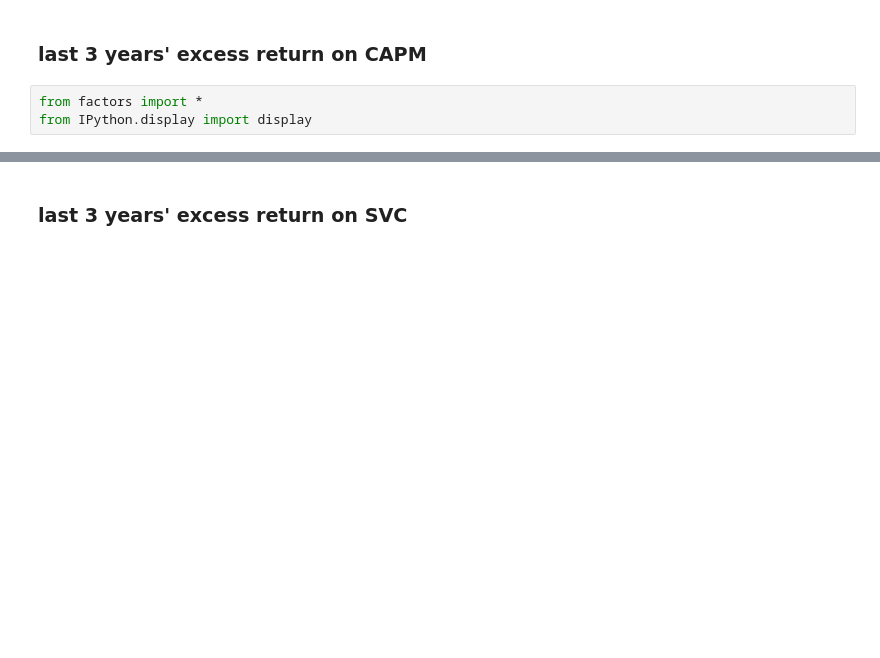
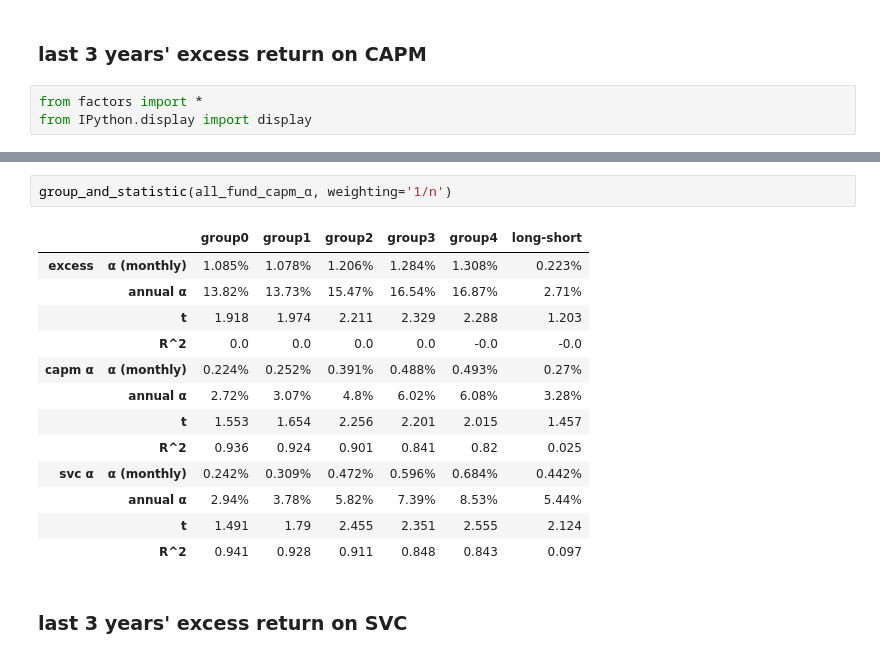
Before and after one commit to dacianpeng/mutual-fund-effective-or-not-Evidence-from-China, a Jupyter notebook: main.ipynb, the cells around one changed output, grey strips where cells are left out. Cells and saved outputs as stored; diff of their text form; blank space fills up the shorter version.

```diff
--- a/main.ipynb
+++ b/main.ipynb
@@ -1152,3 +1156,19 @@ display(group_and_statistic(all_fund_capm_α))
+# %%
+group_and_statistic(all_fund_capm_α, weighting='1/n')
+# %% [output]
+|  |  | group0 | group1 | group2 | group3 | group4 | long-short |
+| excess | α (monthly) | 1.085% | 1.078% | 1.206% | 1.284% | 1.308% | 0.223% |
+|  | annual α | 13.82% | 13.73% | 15.47% | 16.54% | 16.87% | 2.71% |
+|  | t | 1.918 | 1.974 | 2.211 | 2.329 | 2.288 | 1.203 |
+|  | R^2 | 0.0 | 0.0 | 0.0 | 0.0 | -0.0 | -0.0 |
+| capm α | α (monthly) | 0.224% | 0.252% | 0.391% | 0.488% | 0.493% | 0.27% |
+|  | annual α | 2.72% | 3.07% | 4.8% | 6.02% | 6.08% | 3.28% |
+|  | t | 1.553 | 1.654 | 2.256 | 2.201 | 2.015 | 1.457 |
+|  | R^2 | 0.936 | 0.924 | 0.901 | 0.841 | 0.82 | 0.025 |
+| svc α | α (monthly) | 0.242% | 0.309% | 0.472% | 0.596% | 0.684% | 0.442% |
+|  | annual α | 2.94% | 3.78% | 5.82% | 7.39% | 8.53% | 5.44% |
+|  | t | 1.491 | 1.79 | 2.455 | 2.351 | 2.555 | 2.124 |
+|  | R^2 | 0.941 | 0.928 | 0.911 | 0.848 | 0.843 | 0.097 |
 # %% [markdown]
 ### last 3 years' excess return on SVC
 # %%
```
Also changed, not shown: parts of 101 cells of this notebook, 5 other files.
